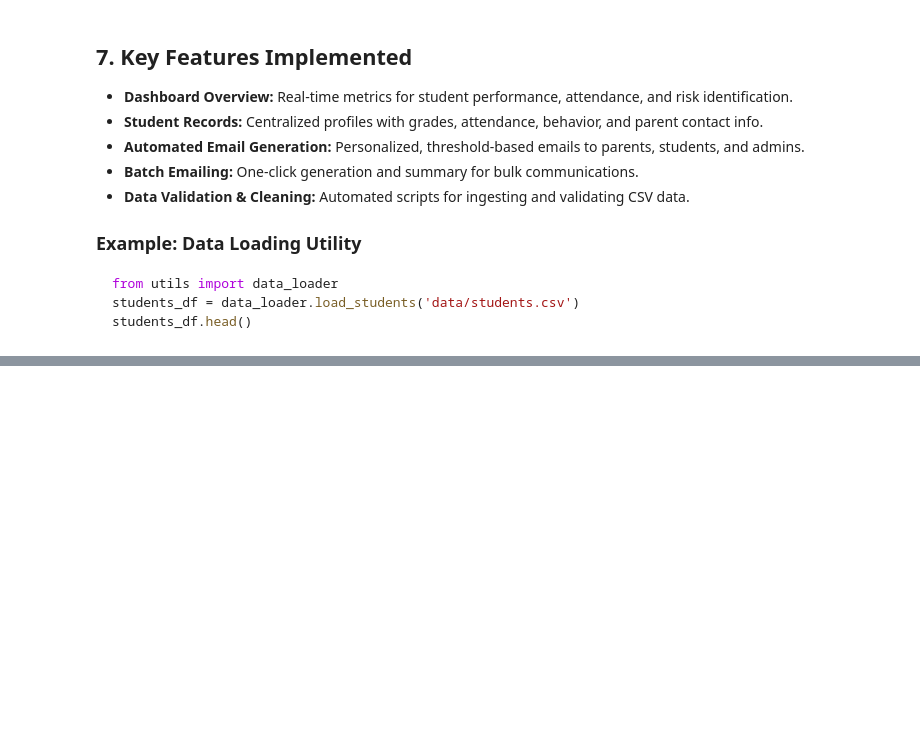
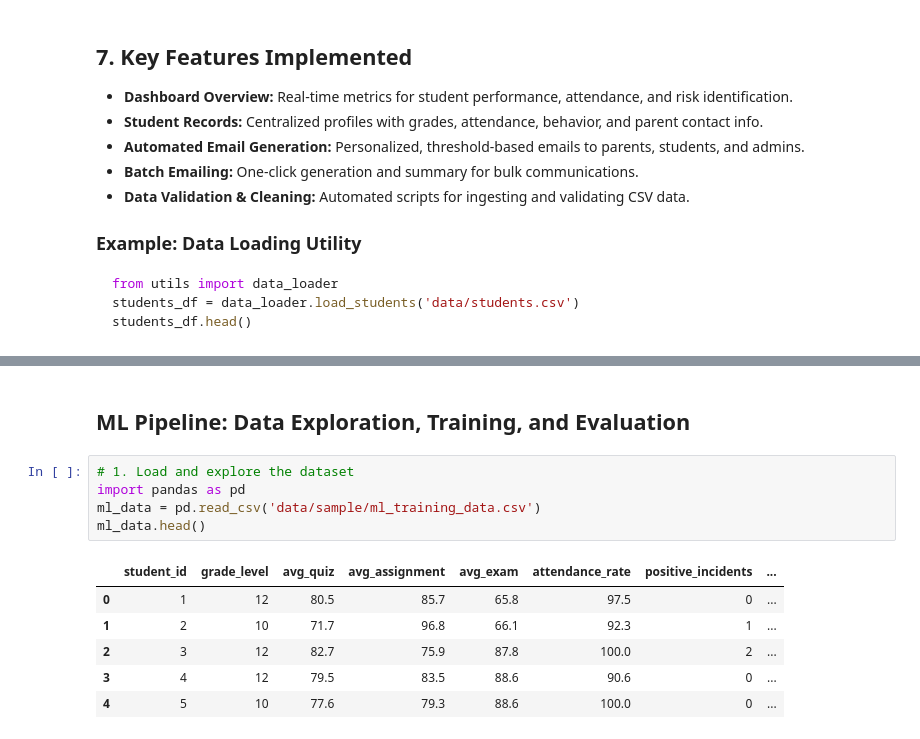
Before and after one commit to sanjaykshetri/Teacher_Assistant_Dashboard, a Jupyter notebook: Teacher_Assistant_Dashboard_Technical_Report.ipynb, the cells around one changed output, grey strips where cells are left out. Drawn from its saved outputs; the diff is of its cells as text; blank space fills up the shorter version.

```diff
--- a/Teacher_Assistant_Dashboard_Technical_Report.ipynb
+++ b/Teacher_Assistant_Dashboard_Technical_Report.ipynb
@@ -158,0 +199,14 @@ students_df.head()
+# %% [markdown]
+## ML Pipeline: Data Exploration, Training, and Evaluation
+# %%
+# 1. Load and explore the dataset
+import pandas as pd
+ml_data = pd.read_csv('data/sample/ml_training_data.csv')
+ml_data.head()
+# %% [output]
+|  | student_id | grade_level | avg_quiz | avg_assignment | avg_exam | attendance_rate | positive_incidents | ... |
+| 0 | 1 | 12 | 80.5 | 85.7 | 65.8 | 97.5 | 0 | ... |
+| 1 | 2 | 10 | 71.7 | 96.8 | 66.1 | 92.3 | 1 | ... |
+| 2 | 3 | 12 | 82.7 | 75.9 | 87.8 | 100.0 | 2 | ... |
+| 3 | 4 | 12 | 79.5 | 83.5 | 88.6 | 90.6 | 0 | ... |
+| 4 | 5 | 10 | 77.6 | 79.3 | 88.6 | 100.0 | 0 | ... |
```
Also changed, not shown: parts of 13 cells of this notebook, 1 other file.
